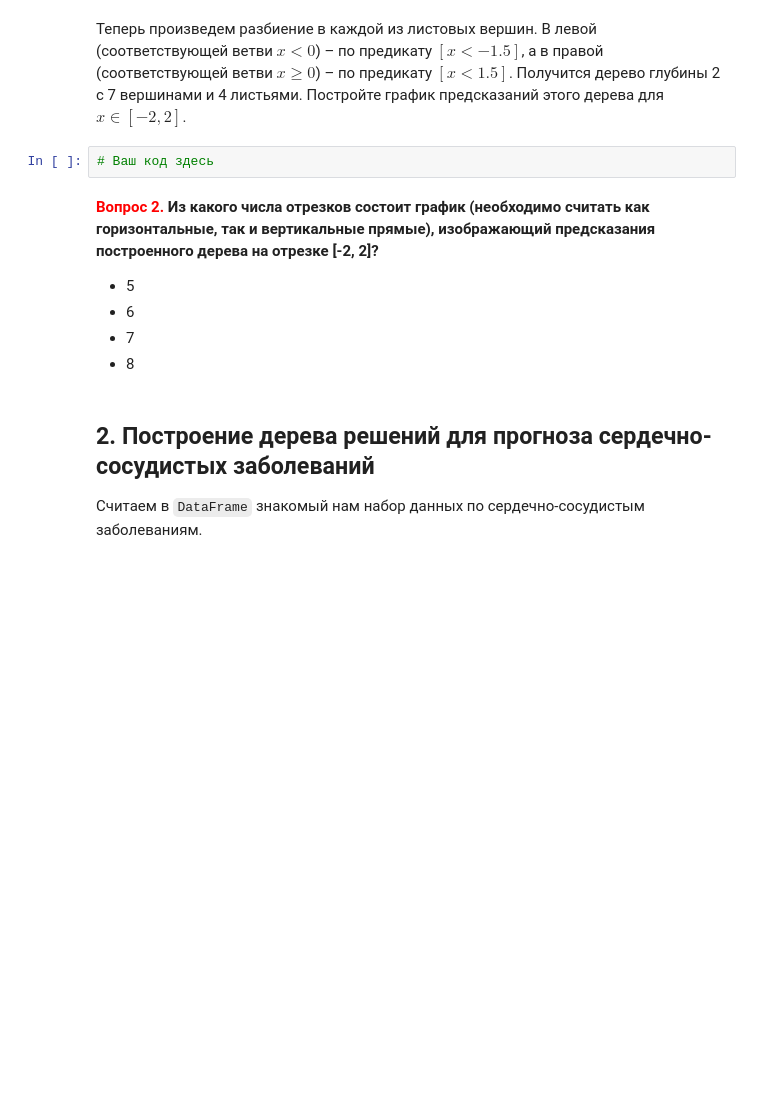
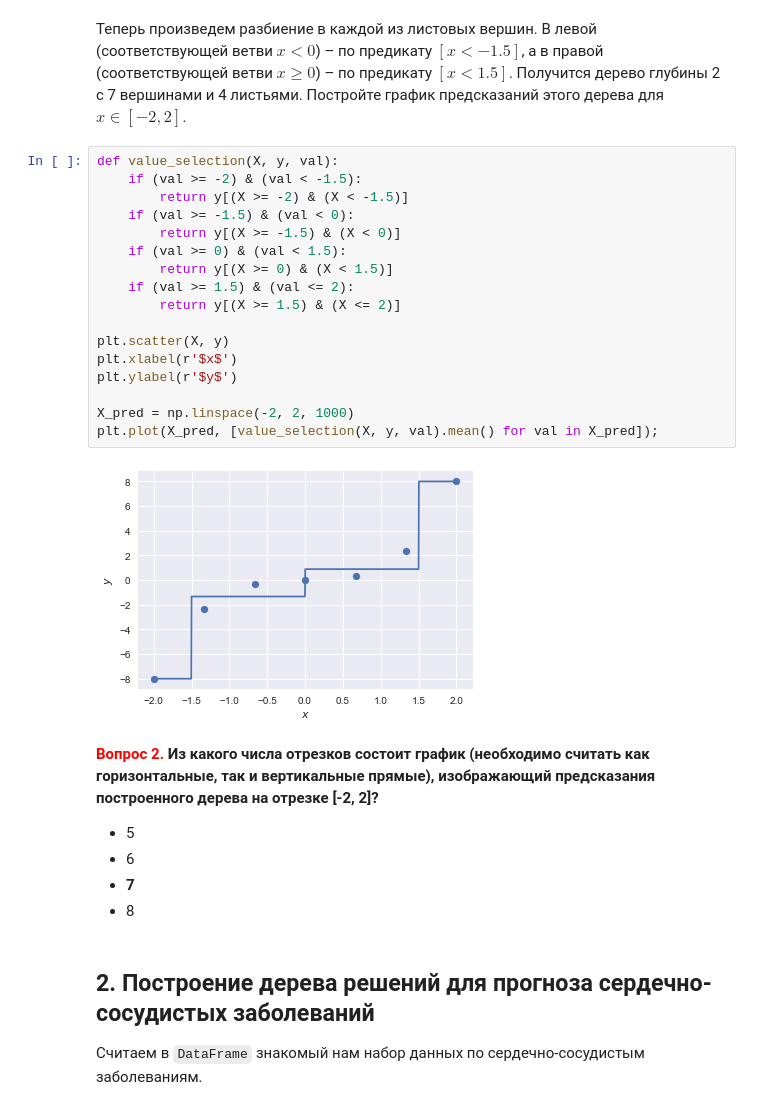
Before and after one commit to konstgazha/usml, a Jupyter notebook: week03/hw3_session3_decision_trees.ipynb, the cells around one changed output. Cells and saved outputs as stored; diff of their text form; blank space fills up the shorter version.

```diff
--- a/week03/hw3_session3_decision_trees.ipynb
+++ b/week03/hw3_session3_decision_trees.ipynb
@@ -62,13 +89,30 @@ def regression_var_criterion(X, y, t):
 - Нет
 # %% [markdown]
 Теперь произведем разбиение в каждой из листовых вершин. В левой (соответствующей ветви $x < 0$) – по предикату $[x < -1.5]$, а в правой (соответствующей ветви $x \geqslant 0$) – по предикату $[x < 1.5]$. Получится дерево глубины 2 с 7 вершинами и 4 листьями. Постройте график предсказаний этого дерева для $x \in [-2, 2]$.
-# %%
-# Ваш код здесь
+# %%
+def value_selection(X, y, val):
+    if (val >= -2) & (val < -1.5):
+        return y[(X >= -2) & (X < -1.5)]
+    if (val >= -1.5) & (val < 0):
+        return y[(X >= -1.5) & (X < 0)]
+    if (val >= 0) & (val < 1.5):
+        return y[(X >= 0) & (X < 1.5)]
+    if (val >= 1.5) & (val <= 2):
+        return y[(X >= 1.5) & (X <= 2)]
+
+plt.scatter(X, y)
+plt.xlabel(r'$x$')
+plt.ylabel(r'$y$')
+
+X_pred = np.linspace(-2, 2, 1000)
+plt.plot(X_pred, [value_selection(X, y, val).mean() for val in X_pred]);
+# %% [output]
+[figure, added]
 # %% [markdown]
 **<font color='red'>Вопрос 2.</font> Из какого числа отрезков состоит график (необходимо считать как горизонтальные, так и вертикальные прямые), изображающий предсказания построенного дерева на отрезке [-2, 2]?**
 - 5
 - 6
-- 7
+- **7**
 - 8
 # %% [markdown]
 ## 2. Построение дерева решений для прогноза сердечно-сосудистых заболеваний
```
Also changed, not shown: parts of 12 cells of this notebook.
